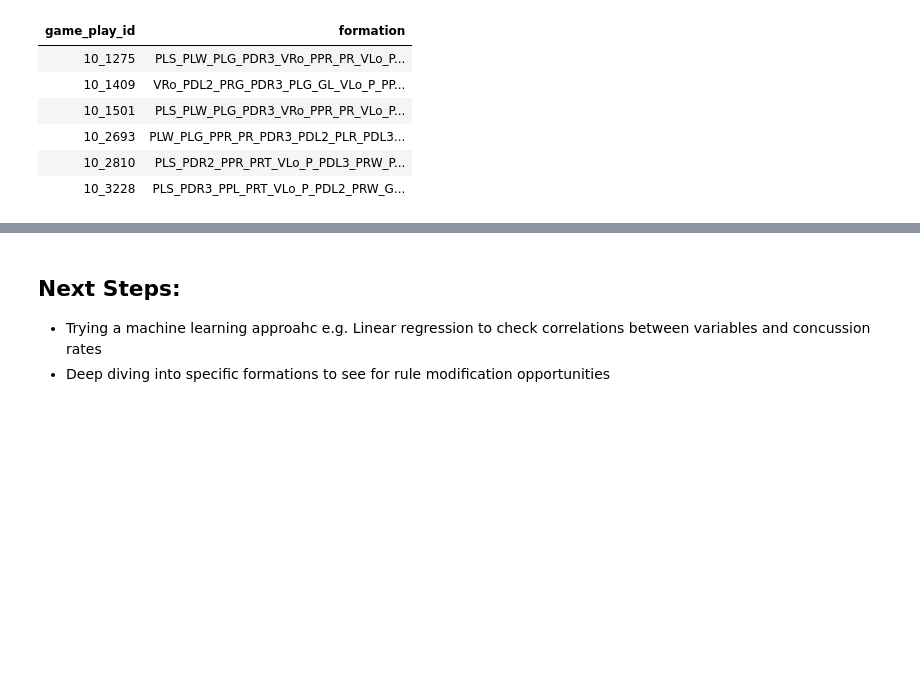
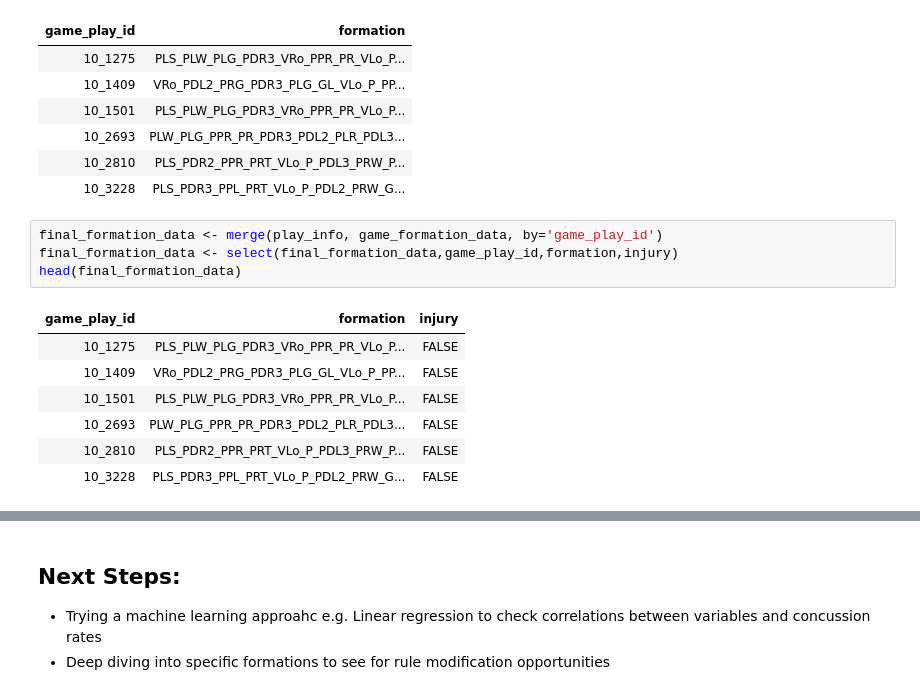
Before and after one commit to pranavrajwade/NFL-Punt-Analysis-EDA, a Jupyter notebook: Code/NFL Punt Concussion Analysis.ipynb, the cells around one changed output, grey strips where cells are left out. Cells and saved outputs as stored; diff of their text form; blank space fills up the shorter version.

```diff
--- a/Code/NFL Punt Concussion Analysis.ipynb
+++ b/Code/NFL Punt Concussion Analysis.ipynb
@@ -476,3 +469,15 @@ head(game_formation_data)
 | 10_2693 | PLW_PLG_PPR_PR_PDR3_PDL2_PLR_PDL3... |
 | 10_2810 | PLS_PDR2_PPR_PRT_VLo_P_PDL3_PRW_P... |
 | 10_3228 | PLS_PDR3_PPL_PRT_VLo_P_PDL2_PRW_G... |
+# %%
+final_formation_data <- merge(play_info, game_formation_data, by='game_play_id')
+final_formation_data <- select(final_formation_data,game_play_id,formation,injury)
+head(final_formation_data)
+# %% [output]
+| game_play_id | formation | injury |
+| 10_1275 | PLS_PLW_PLG_PDR3_VRo_PPR_PR_VLo_P... | FALSE |
+| 10_1409 | VRo_PDL2_PRG_PDR3_PLG_GL_VLo_P_PP... | FALSE |
+| 10_1501 | PLS_PLW_PLG_PDR3_VRo_PPR_PR_VLo_P... | FALSE |
+| 10_2693 | PLW_PLG_PPR_PR_PDR3_PDL2_PLR_PDL3... | FALSE |
+| 10_2810 | PLS_PDR2_PPR_PRT_VLo_P_PDL3_PRW_P... | FALSE |
+| 10_3228 | PLS_PDR3_PPL_PRT_VLo_P_PDL2_PRW_G... | FALSE |
```
Also changed, not shown: parts of 7 cells of this notebook.
